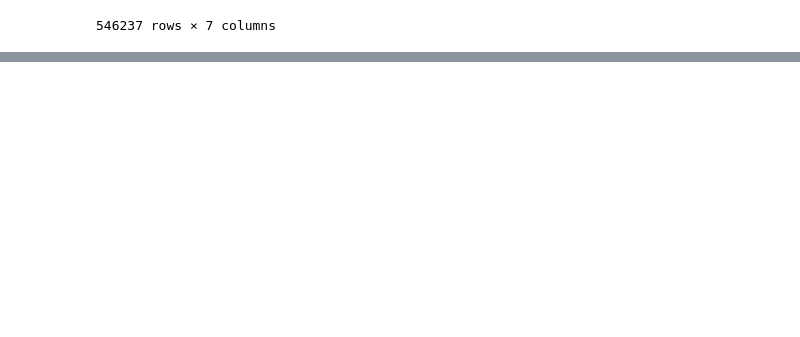
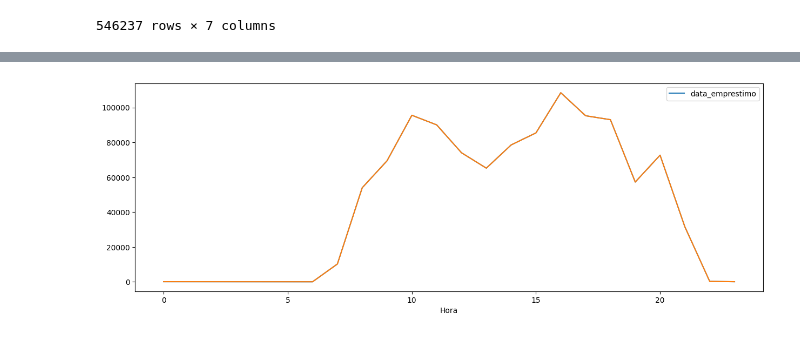
Before and after one commit to Nilshiniti/Projeto_Livraria_Pandas, a Jupyter notebook: primeiro_dia.ipynb, the cells around one changed output, grey strips where cells are left out. Saved outputs shown, nothing was run; the diff lists cells and outputs as text; code cells hidden in the pictures; blank space fills up the shorter version.

```diff
--- a/primeiro_dia.ipynb
+++ b/primeiro_dia.ipynb
@@ -187,0 +133,17 @@ memory usage: 205.6+ MB
+# %%
+
+Mudar = ["data_renovacao","data_emprestimo","data_devolucao"]
+#dfcomp = pd.to_datetime(dfcomp[Mudar], format='%Y%m%d', errors='ignore')
+#dfcomp[Mudar]= pd.to_datetime(dfcomp[Mudar])#.apply(lambda x : x.dt.year)
+for x in Mudar:
+
+    dfcomp[x] = pd.to_datetime(dfcomp[x])
+
+#dfcomp["data_renovacao"] = pd.to_datetime(dfcomp["data_renovacao"], format="%d-%m-%Y", errors="ignore")
+
+
+#dfcomp = [pd.to_datetime(dfcomp[i], format='%d/%m/%Y') for i in dfcomp[Mudar] ]
+#dfcomp.info()
+# %%
+dfcomp.info()
+dfcomp.dropna(subset= "data_emprestimo", inplace=True)
@@ -187,0 +168,10 @@ memory usage: 205.6+ MB
+# %%
+from datetime import datetime
+dfcomp["Ano"] = dfcomp["data_emprestimo"].dt.year.astype(int)
+dfcomp["Mes"] = dfcomp["data_emprestimo"].dt.month.astype(int)
+dfcomp["Dia"] = dfcomp["data_emprestimo"].dt.day.astype(int)
+dfcomp["Hora"] = dfcomp["data_emprestimo"].dt.hour.astype(int)
+
+#vetor = dfcomp["Ano"].dt.year
+#vetor = vetor.datetime.datetime.year
+dfcomp
@@ -187,0 +192,11 @@ memory usage: 205.6+ MB
+# %%
+
+DadosAnalise = dfcomp.groupby(by=["Hora"]).count()
+#DadosAnalise["id_exemplar"].sum
+#DadosAnalise.to_excel("dadosok.xlsx")
+DadosAnalise = DadosAnalise[["data_emprestimo", "_merge" ]]
+#DadosAnalise = DadosAnalise.rename(columns=  {"data_emprestimo": "Quantidade_emprestimo"})
+#DadosAnalise2 = dfcomp["data_emprestimo"]
+#DadosAnalise3 = DadosAnalise.merge(DadosAnalise2 , left_index=True, right_index=True)
+#
+DadosAnalise
@@ -187,0 +222,5 @@ memory usage: 205.6+ MB
+# %%
+
+teste= DadosAnalise.plot(figsize=(15,5))
+# %% [output]
+[figure, added]
```
Also changed, not shown: parts of 19 cells of this notebook.
